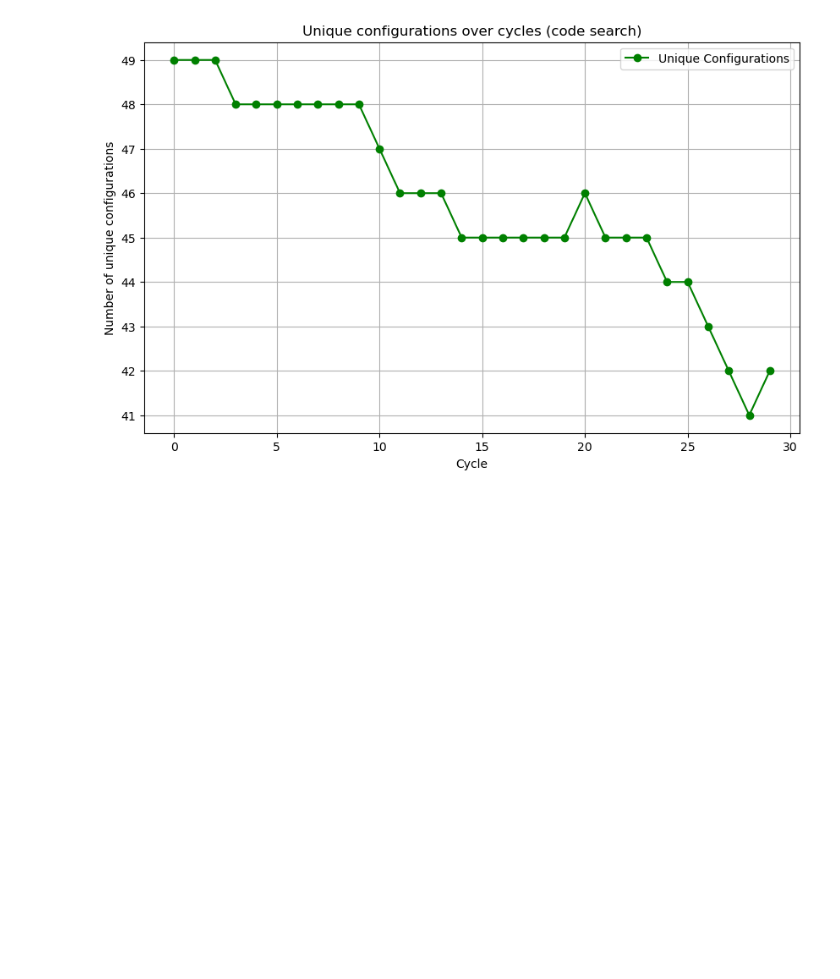
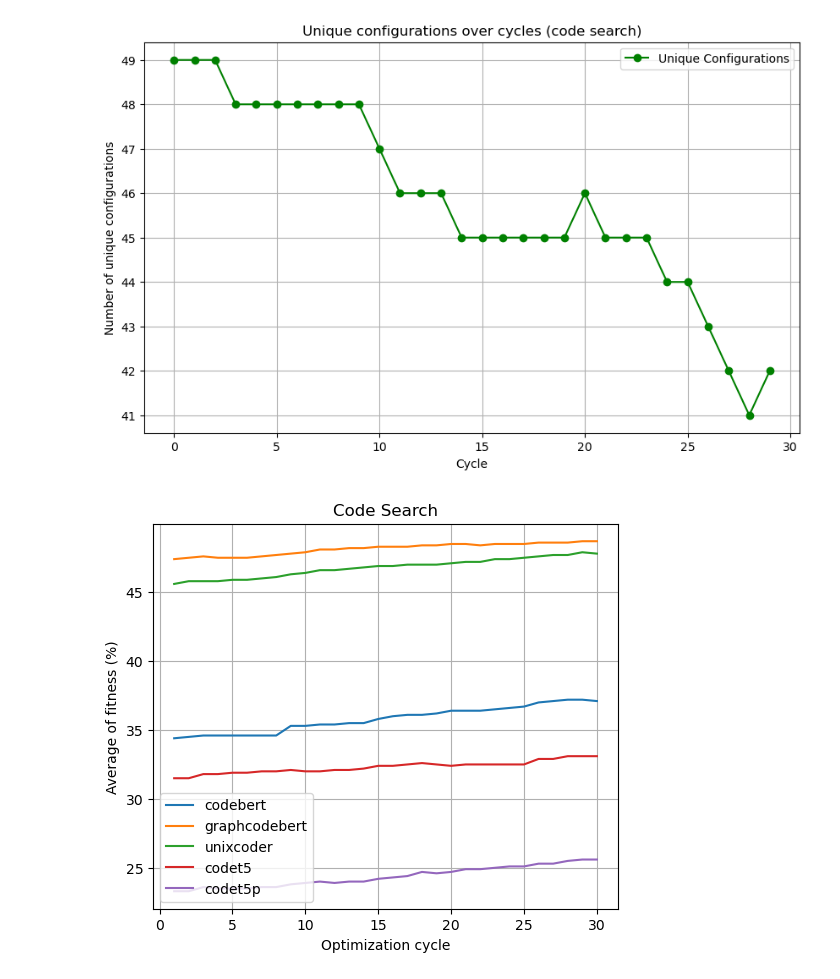
Before and after one commit to Amal-AK/Adapter-finetune, a Jupyter notebook: plots/analysis_codebert_codesearch.ipynb, the cells around one changed output. Drawn from its saved outputs; the diff is of its cells as text; code cells hidden in the pictures; blank space fills up the shorter version.

```diff
--- a/plots/analysis_codebert_codesearch.ipynb
+++ b/plots/analysis_codebert_codesearch.ipynb
@@ -655,3 +678,78 @@ plt.show()
 [figure]
 [figure]
 [figure]
+# %%
+import matplotlib.pyplot as plt
+
+std_fitness_codesearch = {
+
+}
+
+avg_fitness_codesearch= {
+    "codebert" :   [
+        0.344,
+        0.345,
+        0.346,
+        0.346,
+        0.346,
+        0.346,
+        0.346,
+        0.346,
+        0.353,
+        0.353,
+        0.354,
+        0.354,
+        0.355,
+        0.355,
+        0.358,
+        0.36,
+        0.361,
+        0.361,
+        0.362,
+        0.364,
+        0.364,
+        0.364,
+        0.365,
+        0.366,
+        0.367,
+        0.37,
+        0.371,
+        0.372,
+        0.372,
+        0.371
+    ],
+    "graphcodebert" :  [
+        0.474, 0.475, 0.476, 0.475, 0.475, 0.475, 0.476, 0.477, 0.478, 0.479,
+        0.481, 0.481, 0.482, 0.482, 0.483, 0.483, 0.483, 0.484, 0.484, 0.485,
+        0.485, 0.484, 0.485, 0.485, 0.485, 0.486, 0.486, 0.486, 0.487, 0.487
+    ],
+    "unixcoder" :  [0.456, 0.458, 0.458, 0.458, 0.459, 0.459, 0.46, 0.461, 0.463, 0.464, 0.466, 0.466, 0.467, 0.468, 0.469, 0.469, 0.47, 0.47, 0.47, 0.471, 0.472, 0.472, 0.474, 0.474, 0.475, 0.476, 0.477, 0.477, 0.479, 0.478],
+    "codet5" : [
+        0.315, 0.315, 0.318, 0.318, 0.319, 0.319, 0.32, 0.32, 0.321, 0.32,
+        0.32, 0.321, 0.321, 0.322, 0.324, 0.324, 0.325, 0.326, 0.325, 0.324,
+        0.325, 0.325, 0.325, 0.325, 0.325, 0.329, 0.329, 0.331, 0.331, 0.331
+    ],
+    "codet5p" :  [
+        0.233, 0.233, 0.236, 0.235, 0.235, 0.235, 0.236, 0.236, 0.238, 0.239,
+        0.24, 0.239, 0.24, 0.24, 0.242, 0.243, 0.244, 0.247, 0.246, 0.247,
+        0.249, 0.249, 0.25, 0.251, 0.251, 0.253, 0.253, 0.255, 0.256, 0.256
+    ],
+}
+
+# Create a figure and axis
+plt.figure(figsize=(6, 5))
+
+# Plot each model's standard deviation of fitness on the same graph
+for model_name, fitness_values in avg_fitness_codesearch.items():
+    iterations = range(1, len(fitness_values) + 1)
+    plt.plot(iterations, [value * 100 for value in fitness_values], label=model_name)
+
+plt.xlabel('Optimization cycle')
+plt.ylabel('Average of fitness (%)')
+plt.legend()
+
+plt.title("Code Search")
+plt.grid(True)
+plt.show()
+# %% [output]
+[figure, added]
```
Also changed, not shown: parts of 2 cells of this notebook, 59 other files.
